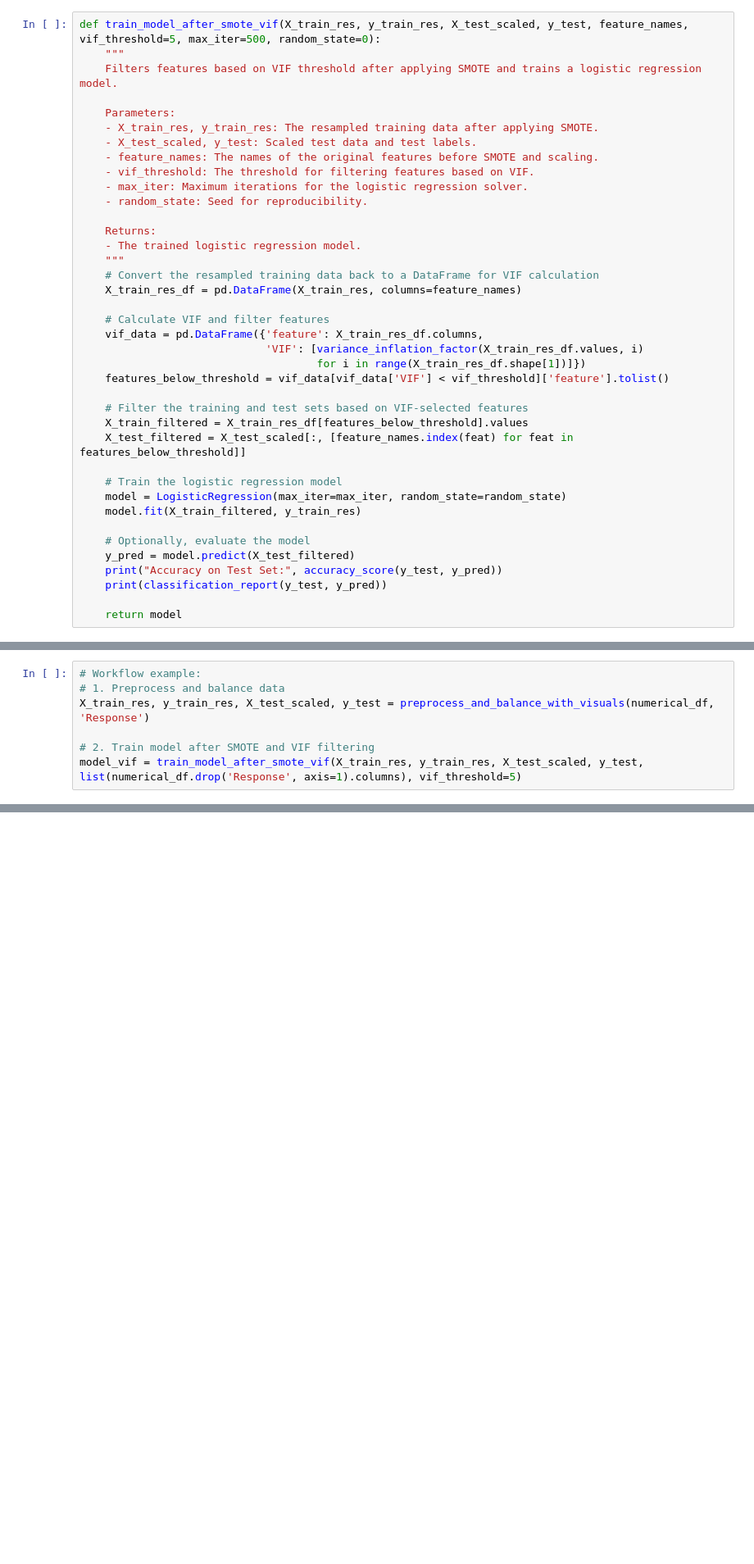
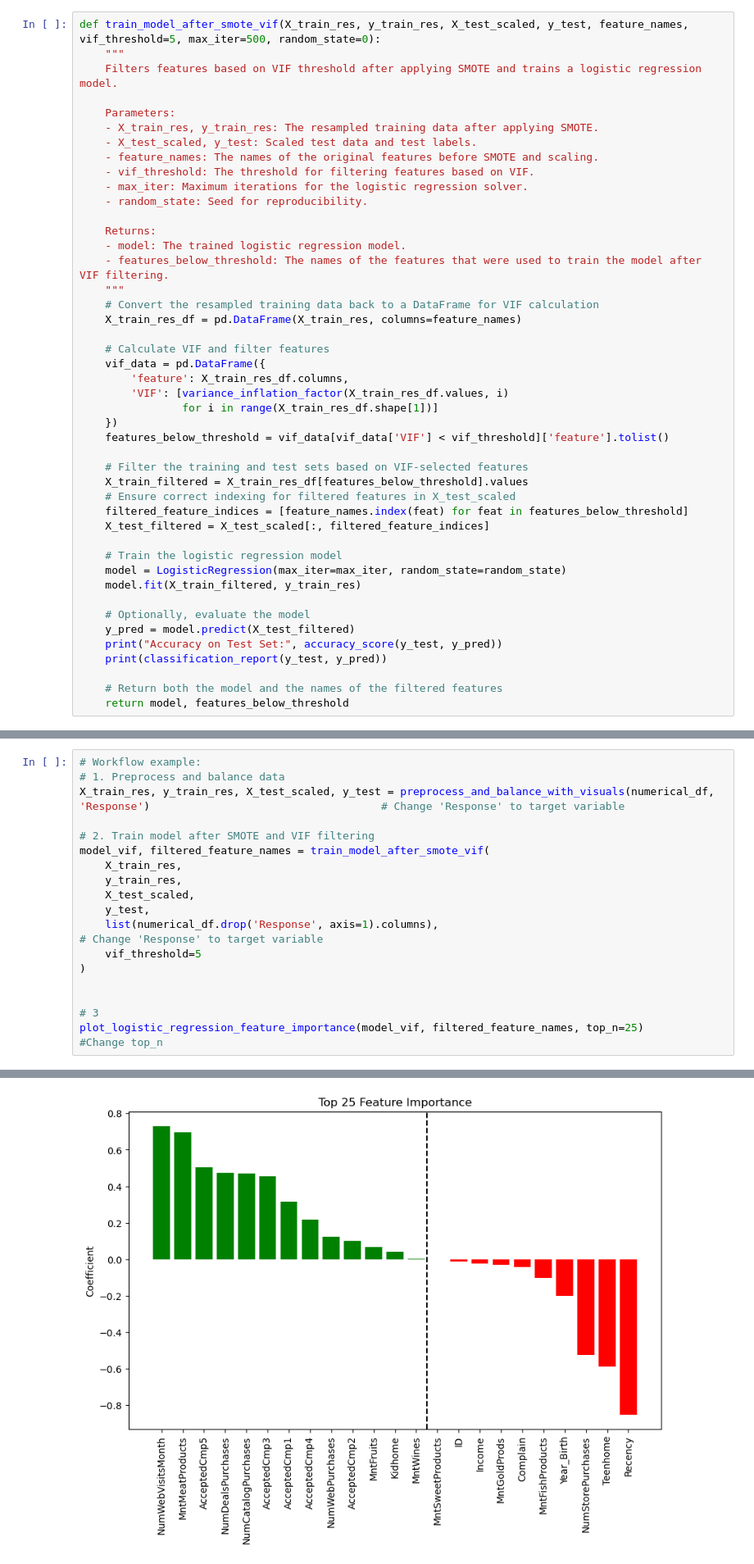
Before and after one commit to CSergiy/DS_Demo, a Jupyter notebook: Stuff.ipynb, the cells around one changed output, grey strips where cells are left out. Shown at 82% size. Drawn from its saved outputs; the diff is of its cells as text; blank space fills up the shorter version.

```diff
--- a/Stuff.ipynb
+++ b/Stuff.ipynb
@@ -463,20 +463,25 @@ def train_model_after_smote_vif(X_train_res, y_train_res, X_test_scaled, y_test,
     - random_state: Seed for reproducibility.
 
     Returns:
-    - The trained logistic regression model.
+    - model: The trained logistic regression model.
+    - features_below_threshold: The names of the features that were used to train the model after VIF filtering.
     """
     # Convert the resampled training data back to a DataFrame for VIF calculation
     X_train_res_df = pd.DataFrame(X_train_res, columns=feature_names)
 
     # Calculate VIF and filter features
-    vif_data = pd.DataFrame({'feature': X_train_res_df.columns,
-                             'VIF': [variance_inflation_factor(X_train_res_df.values, i)
-                                     for i in range(X_train_res_df.shape[1])]})
+    vif_data = pd.DataFrame({
+        'feature': X_train_res_df.columns,
+        'VIF': [variance_inflation_factor(X_train_res_df.values, i)
+                for i in range(X_train_res_df.shape[1])]
+    })
     features_below_threshold = vif_data[vif_data['VIF'] < vif_threshold]['feature'].tolist()
 
     # Filter the training and test sets based on VIF-selected features
     X_train_filtered = X_train_res_df[features_below_threshold].values
-    X_test_filtered = X_test_scaled[:, [feature_names.index(feat) for feat in features_below_threshold]]
+    # Ensure correct indexing for filtered features in X_test_scaled
+    filtered_feature_indices = [feature_names.index(feat) for feat in features_below_threshold]
+    X_test_filtered = X_test_scaled[:, filtered_feature_indices]
 
     # Train the logistic regression model
     model = LogisticRegression(max_iter=max_iter, random_state=random_state)
@@ -487,6 +492,7 @@ def train_model_after_smote_vif(X_train_res, y_train_res, X_test_scaled, y_test,
     print("Accuracy on Test Set:", accuracy_score(y_test, y_pred))
     print(classification_report(y_test, y_pred))
 
-    return model
+    # Return both the model and the names of the filtered features
+    return model, features_below_threshold
 # %% [markdown]
 ### Doing the stuff
@@ -498,19 +499,31 @@ X_train_res, y_train_res, X_test, y_test = preprocess_and_balance_with_visuals(n
 # %%
 # Workflow example:
 # 1. Preprocess and balance data
-X_train_res, y_train_res, X_test_scaled, y_test = preprocess_and_balance_with_visuals(numerical_df, 'Response')
+X_train_res, y_train_res, X_test_scaled, y_test = preprocess_and_balance_with_visuals(numerical_df, 'Response')                                    # Change 'Response' to target variable
 
 # 2. Train model after SMOTE and VIF filtering
-model_vif = train_model_after_smote_vif(X_train_res, y_train_res, X_test_scaled, y_test, list(numerical_df.drop('Response', axis=1).columns), vif_threshold=5)
+model_vif, filtered_feature_names = train_model_after_smote_vif(
+    X_train_res,
+    y_train_res,
+    X_test_scaled,
+    y_test,
+    list(numerical_df.drop('Response', axis=1).columns),                                                                                         # Change 'Response' to target variable
+    vif_threshold=5
+)
+
+
+# 3
+plot_logistic_regression_feature_importance(model_vif, filtered_feature_names, top_n=25)                                                           #Change top_n
 # %% [output]
 [figure]
 [figure]
 Accuracy on Test Set: 0.84375
               precision    recall  f1-score   support
 
            0       0.98      0.84      0.90       384
            1       0.47      0.88      0.62        64
 
     accuracy                           0.84       448
    macro avg       0.73      0.86      0.76       448
 weighted avg       0.90      0.84      0.86       448
+[figure, added]
```
Also changed, not shown: parts of 13 cells of this notebook.
